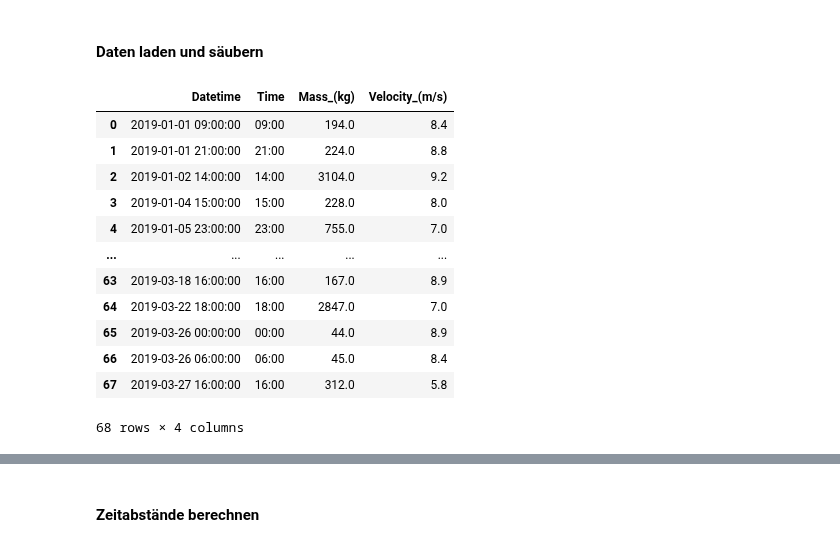
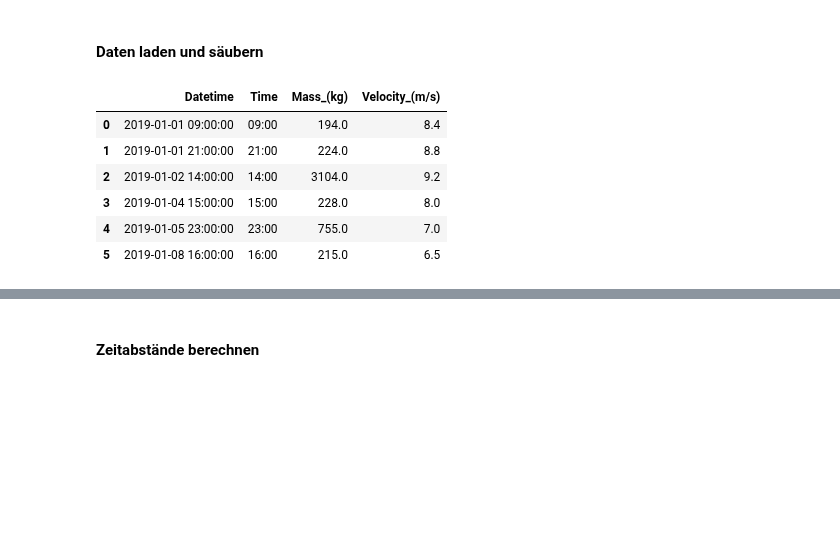
Before and after one commit to lhenchoz/cwm1, a Jupyter notebook: CWM1-Steinschlagrisiko.ipynb, the cells around one changed output, grey strips where cells are left out. Cells and saved outputs as stored; diff of their text form; code cells hidden in the pictures; blank space fills up the shorter version.

```diff
--- a/CWM1-Steinschlagrisiko.ipynb
+++ b/CWM1-Steinschlagrisiko.ipynb
@@ -116,20 +116,14 @@ def open_csv_to_df(directory):
     return df
 # %%
 df_area1 = open_csv_to_df("./out_1.csv")
-df_area1
+df_area1.head(5)
 # %% [output]
 |  | Datetime | Time | Mass_(kg) | Velocity_(m/s) |
 | 0 | 2019-01-01 09:00:00 | 09:00 | 194.0 | 8.4 |
 | 1 | 2019-01-01 21:00:00 | 21:00 | 224.0 | 8.8 |
 | 2 | 2019-01-02 14:00:00 | 14:00 | 3104.0 | 9.2 |
 | 3 | 2019-01-04 15:00:00 | 15:00 | 228.0 | 8.0 |
 | 4 | 2019-01-05 23:00:00 | 23:00 | 755.0 | 7.0 |
-| ... | ... | ... | ... | ... |
-| 63 | 2019-03-18 16:00:00 | 16:00 | 167.0 | 8.9 |
-| 64 | 2019-03-22 18:00:00 | 18:00 | 2847.0 | 7.0 |
-| 65 | 2019-03-26 00:00:00 | 00:00 | 44.0 | 8.9 |
-| 66 | 2019-03-26 06:00:00 | 06:00 | 45.0 | 8.4 |
-| 67 | 2019-03-27 16:00:00 | 16:00 | 312.0 | 5.8 |
+| 5 | 2019-01-08 16:00:00 | 16:00 | 215.0 | 6.5 |
-68 rows × 4 columns
 # %%
 df_area2 = open_csv_to_df("./out_2.csv")
```
Also changed, not shown: parts of 8 cells of this notebook, 1 other file.
